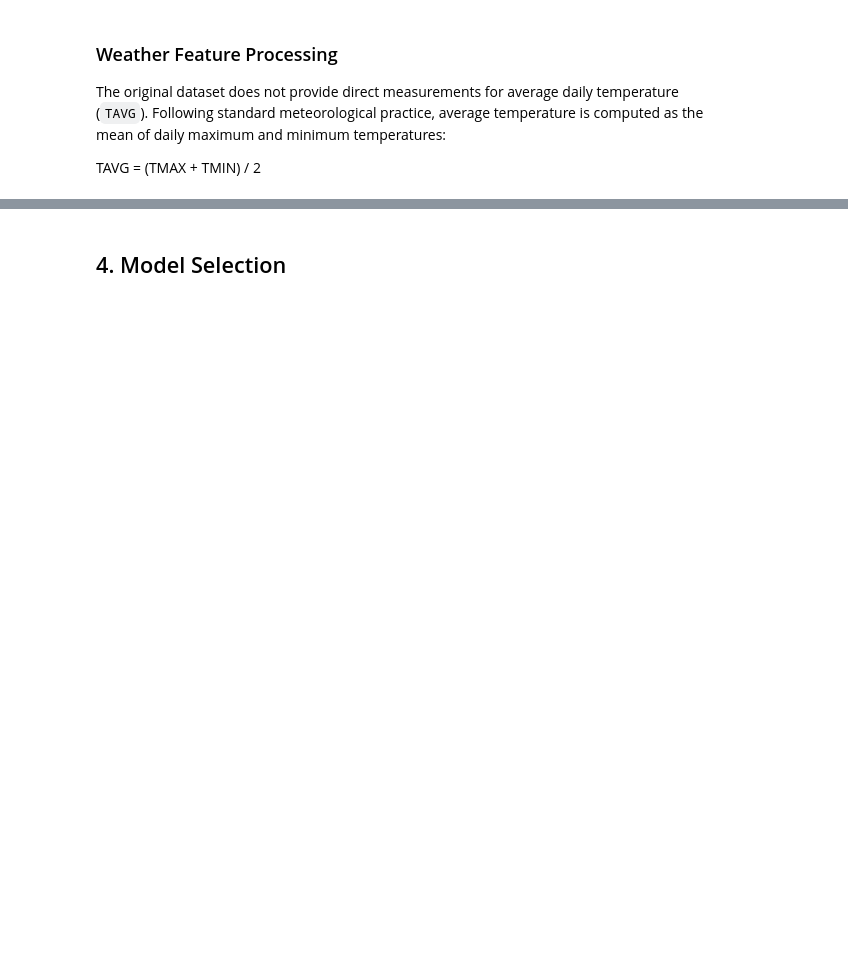
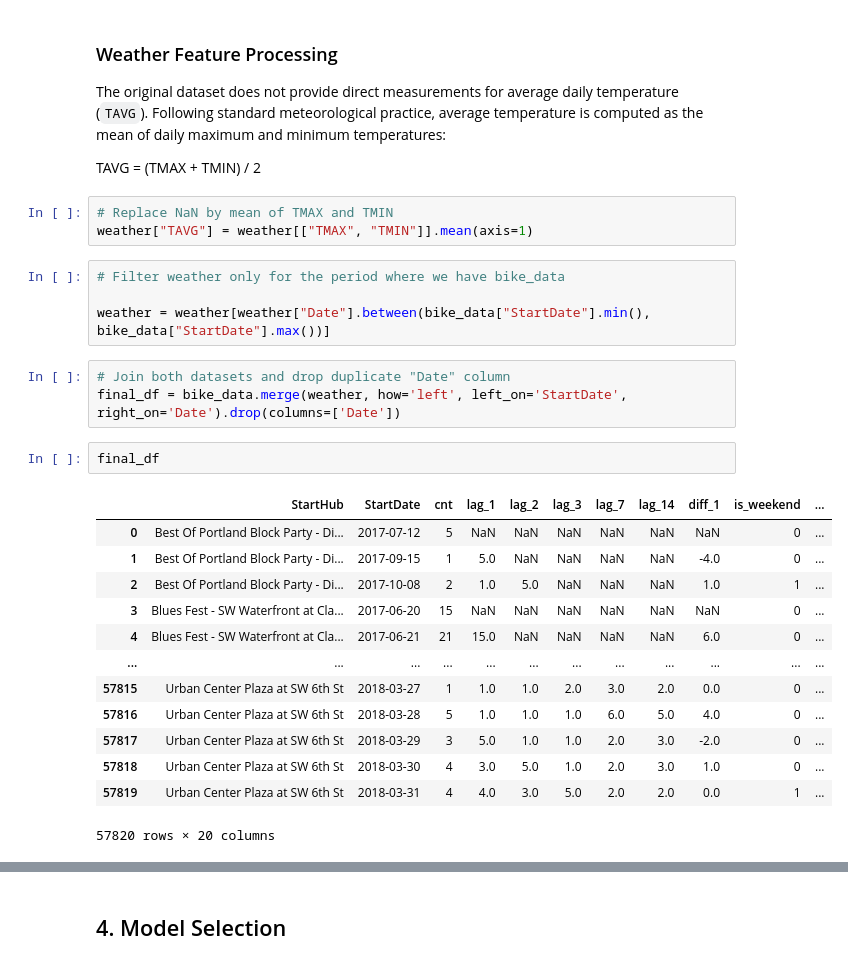
Before and after one commit to AngelGigov/ml-data-projects, a Jupyter notebook: projects/biketown-forecast/notebooks/biketown_forecast.ipynb, the cells around one changed output, grey strips where cells are left out. Cells and saved outputs as stored; diff of their text form; blank space fills up the shorter version.

```diff
--- a/projects/biketown-forecast/notebooks/biketown_forecast.ipynb
+++ b/projects/biketown-forecast/notebooks/biketown_forecast.ipynb
@@ -720,3 +820,29 @@ enhances the model’s ability to respond to short-term fluctuations and seasona
 The original dataset does not provide direct measurements for average daily temperature (`TAVG`). Following standard meteorological practice, average temperature is computed as the mean of daily maximum and minimum temperatures:
 
 TAVG = (TMAX + TMIN) / 2
+# %%
+# Replace NaN by mean of TMAX and TMIN
+weather["TAVG"] = weather[["TMAX", "TMIN"]].mean(axis=1)
+# %%
+# Filter weather only for the period where we have bike_data
+
+weather = weather[weather["Date"].between(bike_data["StartDate"].min(), bike_data["StartDate"].max())]
+# %%
+# Join both datasets and drop duplicate "Date" column
+final_df = bike_data.merge(weather, how='left', left_on='StartDate', right_on='Date').drop(columns=['Date'])
+# %%
+final_df
+# %% [output]
+|  | StartHub | StartDate | cnt | lag_1 | lag_2 | lag_3 | lag_7 | lag_14 | diff_1 | is_weekend | ... |
+| 0 | Best Of Portland Block Party - Di... | 2017-07-12 | 5 | NaN | NaN | NaN | NaN | NaN | NaN | 0 | ... |
+| 1 | Best Of Portland Block Party - Di... | 2017-09-15 | 1 | 5.0 | NaN | NaN | NaN | NaN | -4.0 | 0 | ... |
+| 2 | Best Of Portland Block Party - Di... | 2017-10-08 | 2 | 1.0 | 5.0 | NaN | NaN | NaN | 1.0 | 1 | ... |
+| 3 | Blues Fest - SW Waterfront at Cla... | 2017-06-20 | 15 | NaN | NaN | NaN | NaN | NaN | NaN | 0 | ... |
+| 4 | Blues Fest - SW Waterfront at Cla... | 2017-06-21 | 21 | 15.0 | NaN | NaN | NaN | NaN | 6.0 | 0 | ... |
+| ... | ... | ... | ... | ... | ... | ... | ... | ... | ... | ... | ... |
+| 57815 | Urban Center Plaza at SW 6th St | 2018-03-27 | 1 | 1.0 | 1.0 | 2.0 | 3.0 | 2.0 | 0.0 | 0 | ... |
+| 57816 | Urban Center Plaza at SW 6th St | 2018-03-28 | 5 | 1.0 | 1.0 | 1.0 | 6.0 | 5.0 | 4.0 | 0 | ... |
+| 57817 | Urban Center Plaza at SW 6th St | 2018-03-29 | 3 | 5.0 | 1.0 | 1.0 | 2.0 | 3.0 | -2.0 | 0 | ... |
+| 57818 | Urban Center Plaza at SW 6th St | 2018-03-30 | 4 | 3.0 | 5.0 | 1.0 | 2.0 | 3.0 | 1.0 | 0 | ... |
+| 57819 | Urban Center Plaza at SW 6th St | 2018-03-31 | 4 | 4.0 | 3.0 | 5.0 | 2.0 | 2.0 | 0.0 | 1 | ... |
+57820 rows × 20 columns
```
Also changed, not shown: parts of 49 cells of this notebook.
